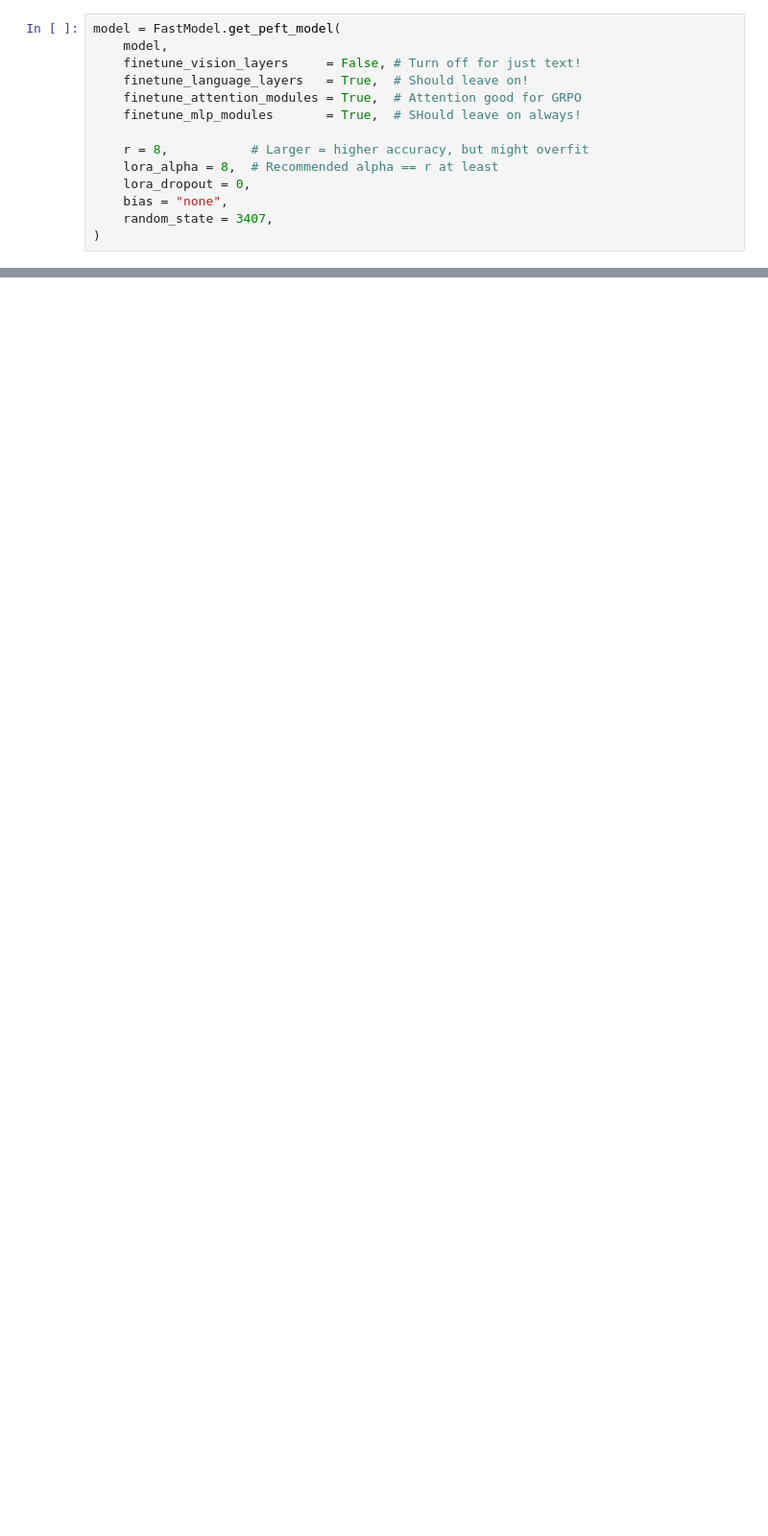
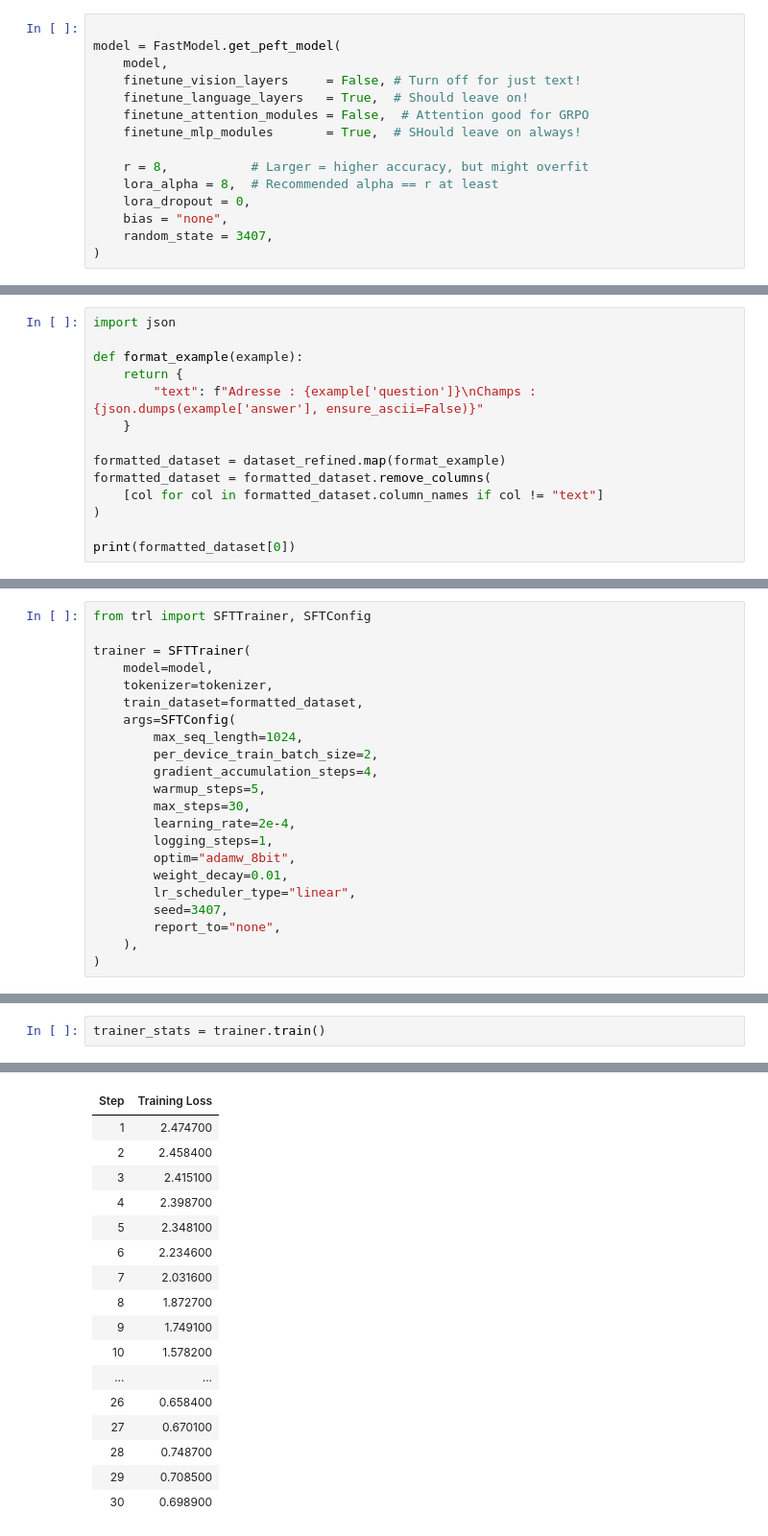
Before and after one commit to quadibus/gemma3-1b-addr, a Jupyter notebook: gemma3-1b-addr.ipynb, the cells around one changed output, grey strips where cells are left out. Shown: that part at 96% size. Drawn from its saved outputs; the diff is of its cells as text; blank space fills up the shorter version.

Commit message:
finalisation training

```diff
--- a/gemma3-1b-addr.ipynb
+++ b/gemma3-1b-addr.ipynb
@@ -13,9 +60,10 @@ else:
 # %%
+
 model = FastModel.get_peft_model(
     model,
     finetune_vision_layers     = False, # Turn off for just text!
     finetune_language_layers   = True,  # Should leave on!
-    finetune_attention_modules = True,  # Attention good for GRPO
+    finetune_attention_modules = False,  # Attention good for GRPO
     finetune_mlp_modules       = True,  # SHould leave on always!
 
     r = 8,           # Larger = higher accuracy, but might overfit
@@ -77,0 +143,14 @@ dataset_refined[0]["question"]
+# %%
+import json
+
+def format_example(example):
+    return {
+        "text": f"Adresse : {example['question']}\nChamps : {json.dumps(example['answer'], ensure_ascii=False)}"
+    }
+
+formatted_dataset = dataset_refined.map(format_example)
+formatted_dataset = formatted_dataset.remove_columns(
+    [col for col in formatted_dataset.column_names if col != "text"]
+)
+
+print(formatted_dataset[0])
@@ -77,0 +159,22 @@ dataset_refined[0]["question"]
+# %%
+from trl import SFTTrainer, SFTConfig
+
+trainer = SFTTrainer(
+    model=model,
+    tokenizer=tokenizer,
+    train_dataset=formatted_dataset,
+    args=SFTConfig(
+        max_seq_length=1024,
+        per_device_train_batch_size=2,
+        gradient_accumulation_steps=4,
+        warmup_steps=5,
+        max_steps=30,
+        learning_rate=2e-4,
+        logging_steps=1,
+        optim="adamw_8bit",
+        weight_decay=0.01,
+        lr_scheduler_type="linear",
+        seed=3407,
+        report_to="none",
+    ),
+)
@@ -77,0 +187,3 @@ dataset_refined[0]["question"]
+# %%
+trainer_stats = trainer.train()
+# %% [output]
@@ -77,0 +197,17 @@ dataset_refined[0]["question"]
+| Step | Training Loss |
+| 1 | 2.474700 |
+| 2 | 2.458400 |
+| 3 | 2.415100 |
+| 4 | 2.398700 |
+| 5 | 2.348100 |
+| 6 | 2.234600 |
+| 7 | 2.031600 |
+| 8 | 1.872700 |
+| 9 | 1.749100 |
+| 10 | 1.578200 |
+| ... | ... |
+| 26 | 0.658400 |
+| 27 | 0.670100 |
+| 28 | 0.748700 |
+| 29 | 0.708500 |
+| 30 | 0.698900 |
```
Also changed, not shown: parts of 21 cells of this notebook.
